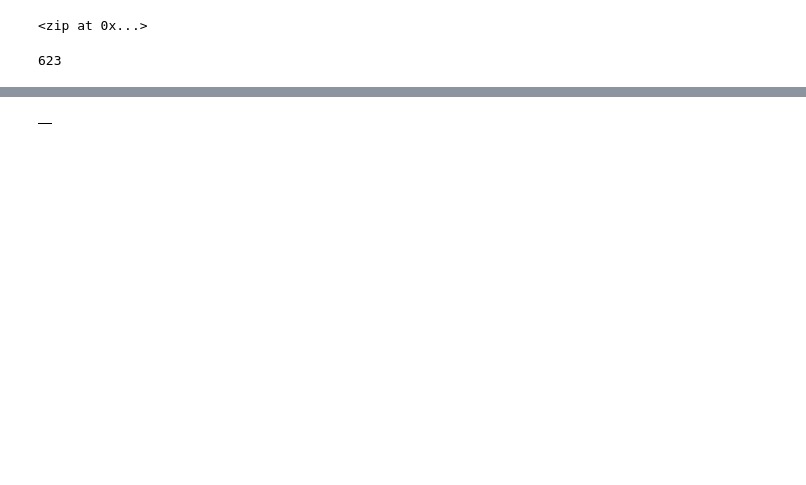
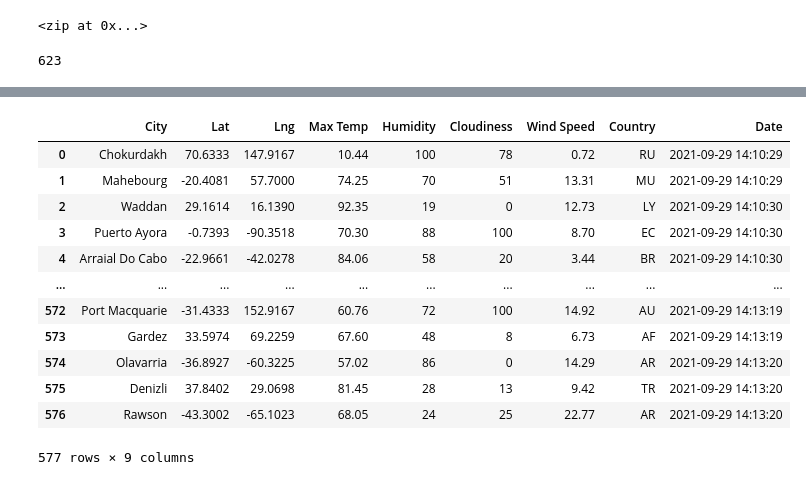
Before and after one commit to amberwnaushahi/World_Weather_Analysis, a Jupyter notebook: WeatherPy.ipynb, the cells around one changed output, grey strips where cells are left out. Cells and saved outputs as stored; diff of their text form; code cells hidden in the pictures; blank space fills up the shorter version.

```diff
--- a/WeatherPy.ipynb
+++ b/WeatherPy.ipynb
@@ -32,8 +34,13 @@ len(cities)
 # %% [output]
 623
 # %%
+# Starting URL for Weather Map API Call.
+url = "http://api.openweathermap.org/data/2.5/weather?units=Imperial&appid=" + weather_api_key
+
+
 # Create an empty list to hold the weather data.
 city_data = []
+
 # Print the beginning of the logging.
 print("Beginning Data Retrieval     ")
 print("-----------------------------")
@@ -42,7 +49,24 @@ print("-----------------------------")
 record_count = 1
 set_count = 1
 
-# Run an API request for each of the cities.
+# Loop through all the cities in the list.
+for i, city in enumerate(cities):
+
+    # Group cities in sets of 50 for logging purposes.
+    if (i % 50 == 0 and i >= 50):
+        set_count += 1
+        record_count = 1
+
+
+    # Log the URL, record, and set numbers and the city.
+    print(f"Processing Record {record_count} of Set {set_count} | {city}")
+    # Add 1 to the record count.
+    record_count += 1
+
+    # Create endpoint URL with each city.
+    city_url = url + "&q=" + city.replace(" ","+")
+    # Run an API request for each of the cities.
+
     try:
         # Parse the JSON and retrieve data.
         city_weather = requests.get(city_url).json()
@@ -81,9 +121,21 @@ IndentationError: unexpected indent (<ipython-input-23-806088ecbfe0>, line 12)
 # %%
 # Convert the array of dictionaries to a Pandas DataFrame.
 city_data_df = pd.DataFrame(city_data)
-city_data_df.head(10)
+city_data_df
 # %% [output]
-|  |
+|  | City | Lat | Lng | Max Temp | Humidity | Cloudiness | Wind Speed | Country | Date |
+| 0 | Chokurdakh | 70.6333 | 147.9167 | 10.44 | 100 | 78 | 0.72 | RU | 2021-09-29 14:10:29 |
+| 1 | Mahebourg | -20.4081 | 57.7000 | 74.25 | 70 | 51 | 13.31 | MU | 2021-09-29 14:10:29 |
+| 2 | Waddan | 29.1614 | 16.1390 | 92.35 | 19 | 0 | 12.73 | LY | 2021-09-29 14:10:30 |
+| 3 | Puerto Ayora | -0.7393 | -90.3518 | 70.30 | 88 | 100 | 8.70 | EC | 2021-09-29 14:10:30 |
+| 4 | Arraial Do Cabo | -22.9661 | -42.0278 | 84.06 | 58 | 20 | 3.44 | BR | 2021-09-29 14:10:30 |
+| ... | ... | ... | ... | ... | ... | ... | ... | ... | ... |
+| 572 | Port Macquarie | -31.4333 | 152.9167 | 60.76 | 72 | 100 | 14.92 | AU | 2021-09-29 14:13:19 |
+| 573 | Gardez | 33.5974 | 69.2259 | 67.60 | 48 | 8 | 6.73 | AF | 2021-09-29 14:13:19 |
+| 574 | Olavarria | -36.8927 | -60.3225 | 57.02 | 86 | 0 | 14.29 | AR | 2021-09-29 14:13:20 |
+| 575 | Denizli | 37.8402 | 29.0698 | 81.45 | 28 | 13 | 9.42 | TR | 2021-09-29 14:13:20 |
+| 576 | Rawson | -43.3002 | -65.1023 | 68.05 | 24 | 25 | 22.77 | AR | 2021-09-29 14:13:20 |
+577 rows × 9 columns
 # %%
 # Create the output file (CSV).
 output_data_file = "weather_data/cities.csv"
```
Also changed, not shown: parts of 7 cells of this notebook, 6 other files.
